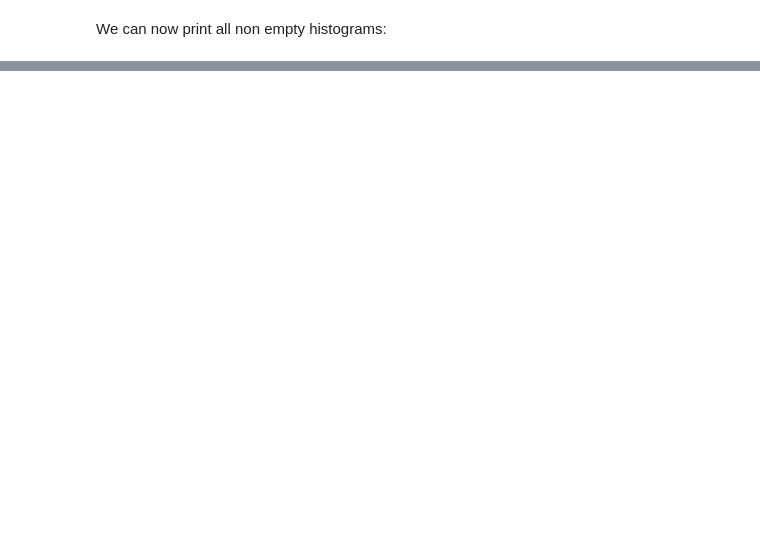
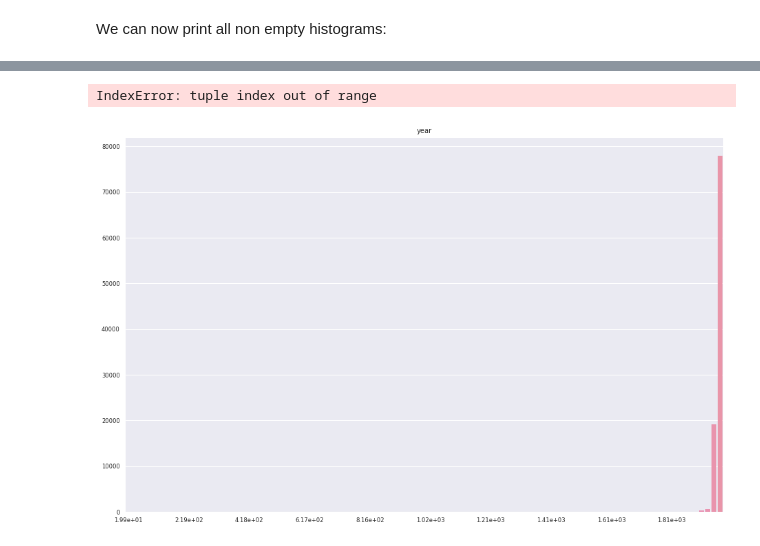
Before and after one commit to Polymere/ADA_Group, a Jupyter notebook: project/Milestone3.ipynb, the cells around one changed output, grey strips where cells are left out. Saved outputs shown, nothing was run; the diff lists cells and outputs as text; code cells hidden in the pictures; blank space fills up the shorter version.

```diff
--- a/project/Milestone3.ipynb
+++ b/project/Milestone3.ipynb
@@ -133,0 +102,10 @@ for key in histogram_global.keys():
+# %%
+graphing_functions.print_histogram(histogram_global['year'][2][1:], title=key, figsize=(14, 9))
+# %% [output]
+IndexError: tuple index out of range
+# %%
+year = (histogram_global['year'][2][0][1:], histogram_global['year'][2][1][1:])
+# %%
+graphing_functions.print_histogram(year, title="year", figsize=(14, 9))
+# %% [output]
+[figure, added]
```
Also changed, not shown: parts of 17 cells of this notebook, 5 other files.
